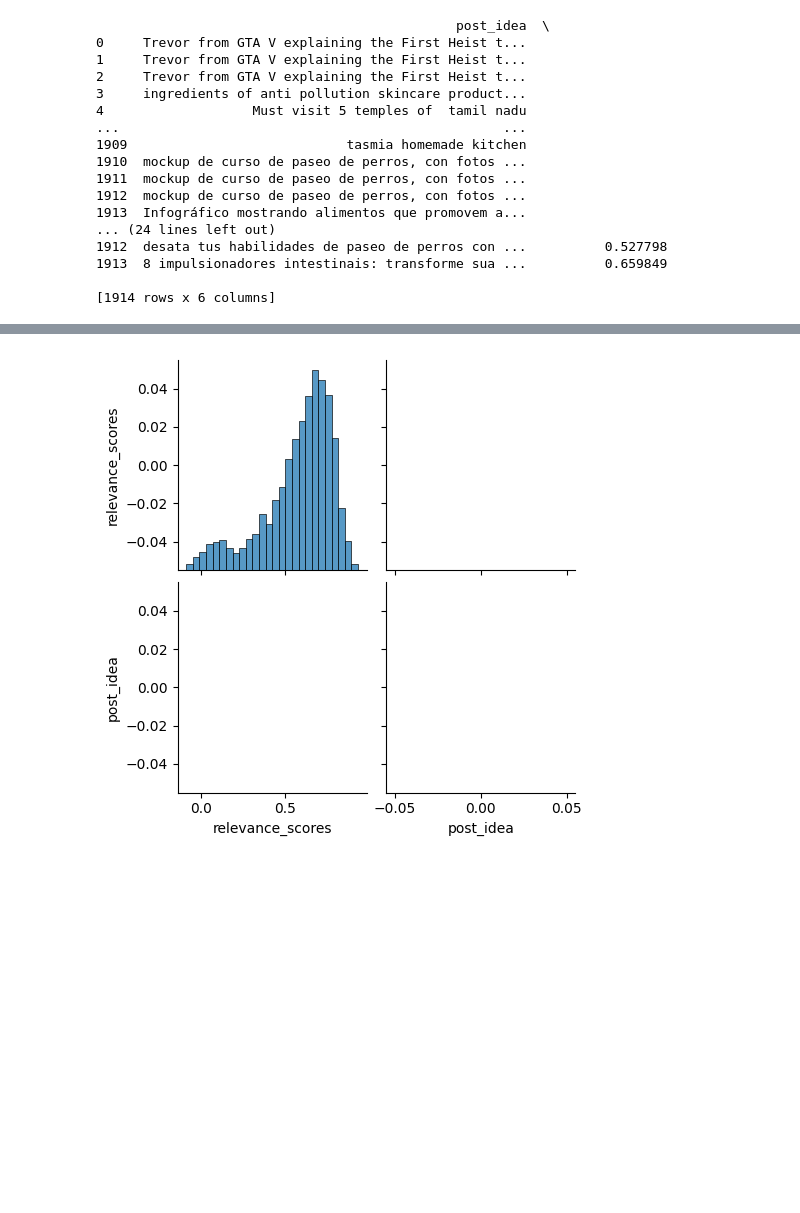
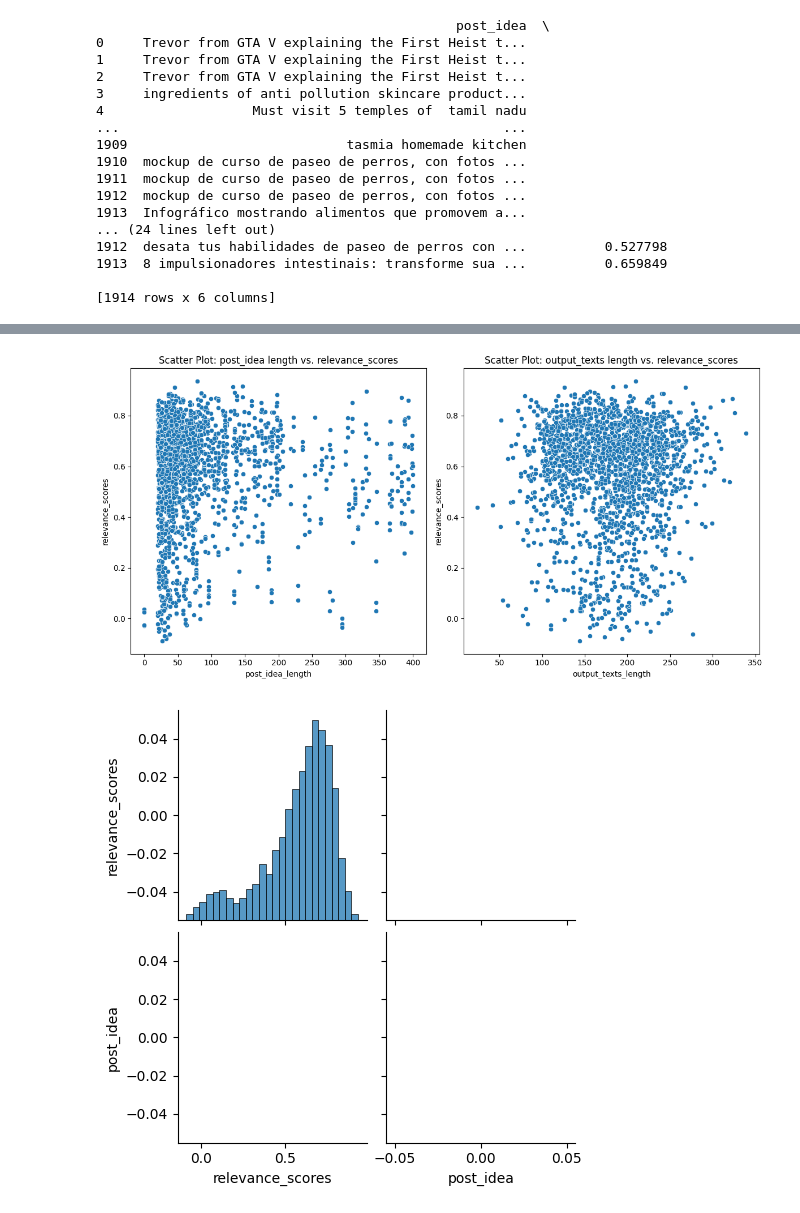
Before and after one commit to Pratyushk2003/predis-prject, a Jupyter notebook: project1.ipynb, the cells around one changed output, grey strips where cells are left out. Drawn from its saved outputs; the diff is of its cells as text; code cells hidden in the pictures; blank space fills up the shorter version.

```diff
--- a/project1.ipynb
+++ b/project1.ipynb
@@ -144,3 +171,31 @@ print(merged_df)
+# %%
+import pandas as pd
+import seaborn as sns
+import matplotlib.pyplot as plt
+
+# Load the CSV file with relevance scores
+csv_file_path = '/content/merged_file_with_relevance_scores.csv'
+merged_df = pd.read_csv(csv_file_path)
+
+# Check and handle NaN values in 'post_idea' and 'output_texts'
+merged_df['post_idea_length'] = merged_df['post_idea'].apply(lambda x: len(str(x)) if pd.notna(x) else 0)
+merged_df['output_texts_length'] = merged_df['output_texts'].apply(lambda x: len(str(x)) if pd.notna(x) else 0)
+
+# Scatter plot for 'post_idea' length vs. relevance_scores
+plt.figure(figsize=(12, 6))
+plt.subplot(1, 2, 1)
+sns.scatterplot(x='post_idea_length', y='relevance_scores', data=merged_df)
+plt.title('Scatter Plot: post_idea length vs. relevance_scores')
+
+# Scatter plot for 'output_texts' length vs. relevance_scores
+plt.subplot(1, 2, 2)
+sns.scatterplot(x='output_texts_length', y='relevance_scores', data=merged_df)
+plt.title('Scatter Plot: output_texts length vs. relevance_scores')
+
+plt.tight_layout()
+plt.show()
+# %% [output]
+[figure, added]
 # %%
 import pandas as pd
 import seaborn as sns
```
Also changed, not shown: parts of 1 cell of this notebook.
